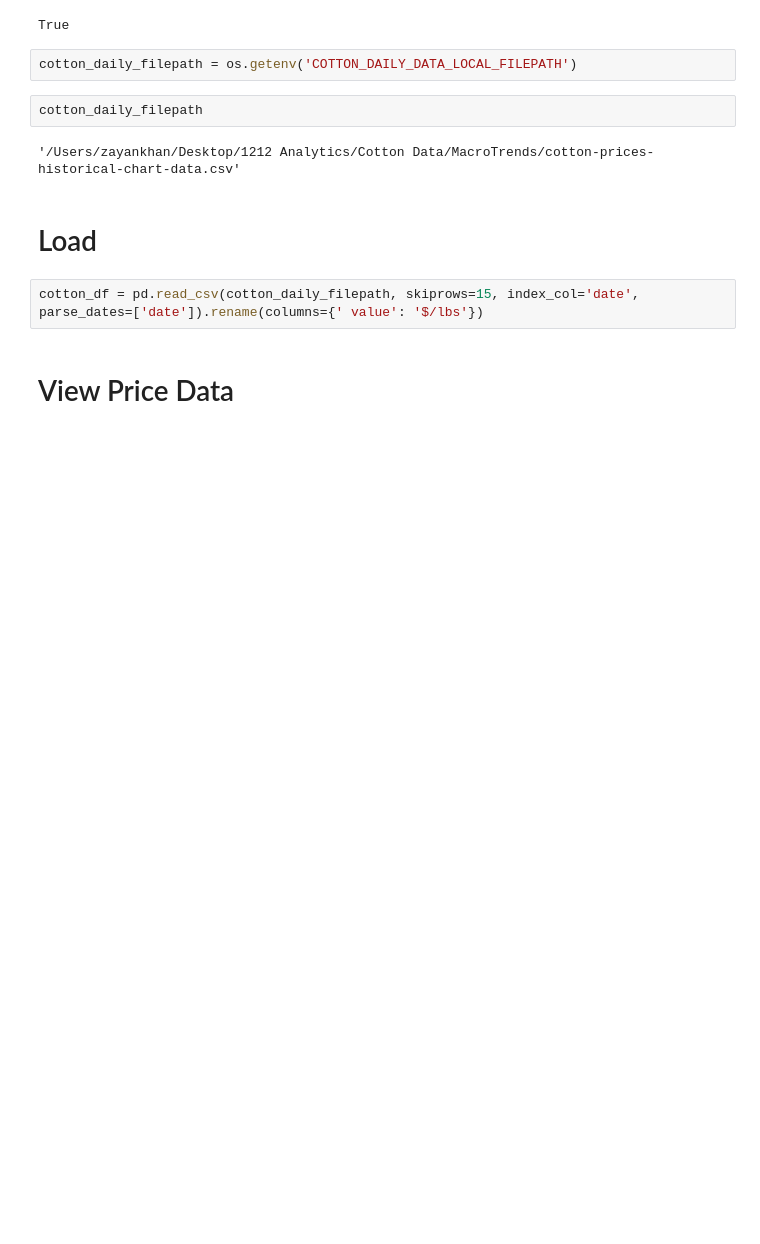
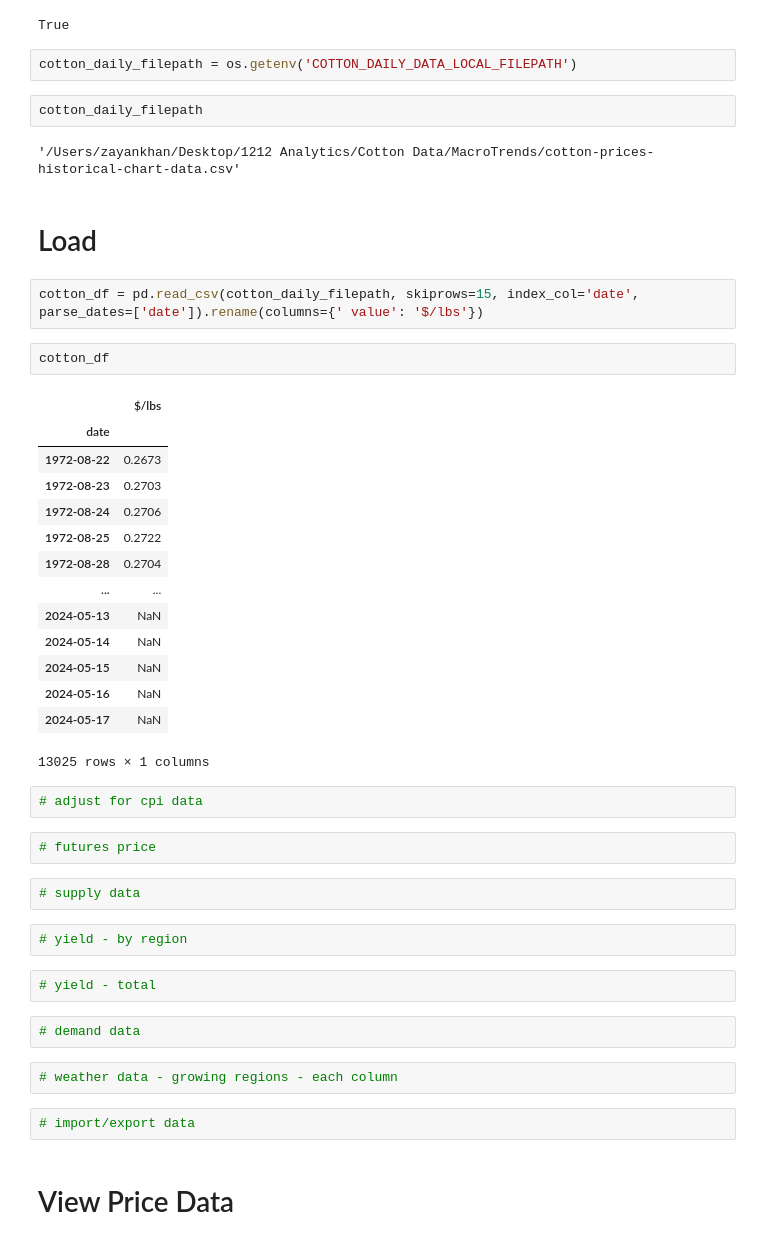
Before and after one commit to zayansalman/cotton-market-intelligence, a Jupyter notebook: cmi_mt_daily.ipynb, the cells around one changed output. Cells and saved outputs as stored; diff of their text form; blank space fills up the shorter version.

```diff
--- a/cmi_mt_daily.ipynb
+++ b/cmi_mt_daily.ipynb
@@ -22,6 +22,39 @@ cotton_daily_filepath
 # Load
 # %%
 cotton_df = pd.read_csv(cotton_daily_filepath, skiprows=15, index_col='date', parse_dates=['date']).rename(columns={' value': '$/lbs'})
+# %%
+cotton_df
+# %% [output]
+|  | $/lbs |
+| date |  |
+| 1972-08-22 | 0.2673 |
+| 1972-08-23 | 0.2703 |
+| 1972-08-24 | 0.2706 |
+| 1972-08-25 | 0.2722 |
+| 1972-08-28 | 0.2704 |
+| ... | ... |
+| 2024-05-13 | NaN |
+| 2024-05-14 | NaN |
+| 2024-05-15 | NaN |
+| 2024-05-16 | NaN |
+| 2024-05-17 | NaN |
+13025 rows × 1 columns
+# %%
+# adjust for cpi data
+# %%
+# futures price
+# %%
+# supply data
+# %%
+# yield - by region
+# %%
+# yield - total
+# %%
+# demand data
+# %%
+# weather data - growing regions - each column
+# %%
+# import/export data
 # %% [markdown]
 # View Price Data
 # %%
```
Also changed, not shown: parts of 8 cells of this notebook, 3 other files.
